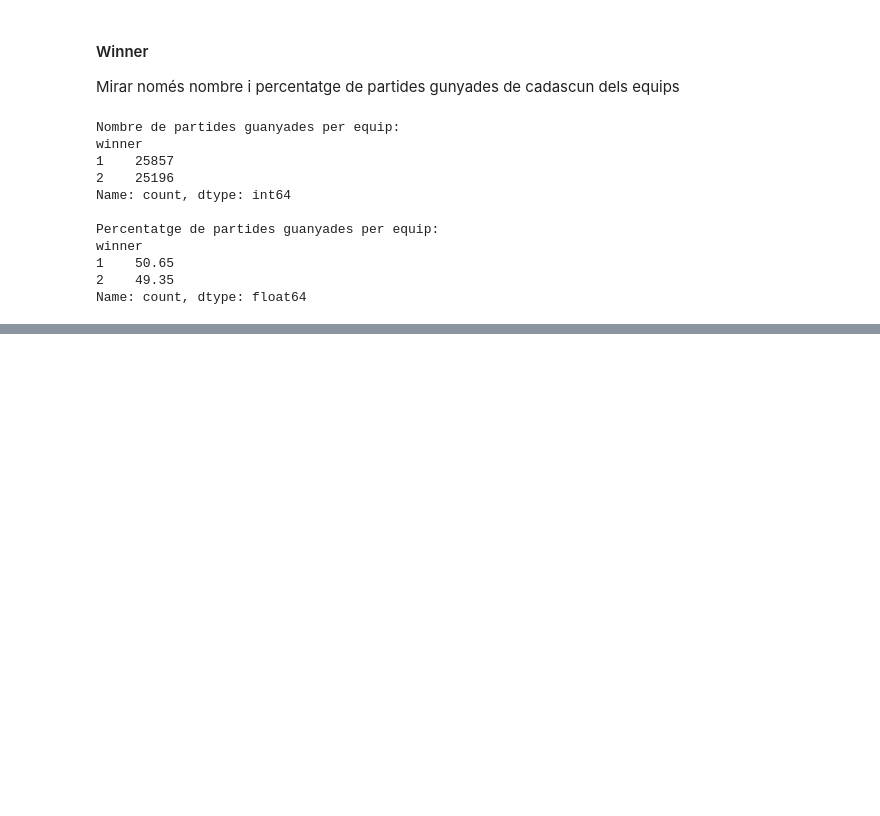
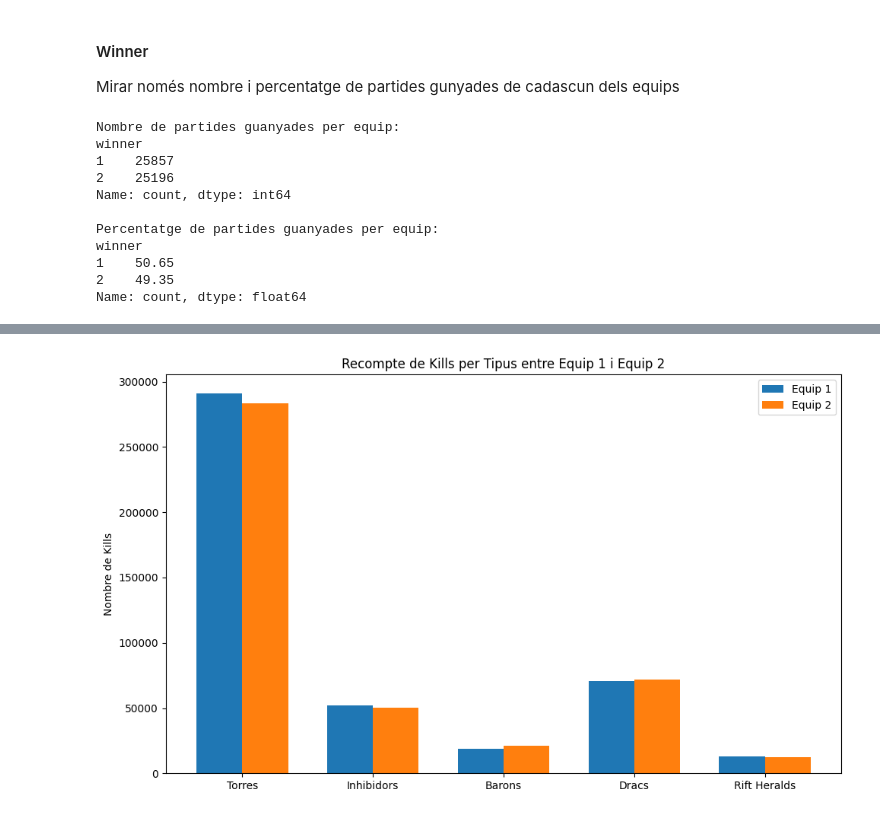
Before and after one commit to NIU1710545/Kaggle-Code, a Jupyter notebook: Anàlisi de dades/Dades..ipynb, the cells around one changed output, grey strips where cells are left out. Saved outputs shown, nothing was run; the diff lists cells and outputs as text; code cells hidden in the pictures; blank space fills up the shorter version.

```diff
--- a/Anàlisi de dades/Dades..ipynb
+++ b/Anàlisi de dades/Dades..ipynb
@@ -289,0 +604,21 @@ Anem a separar
+# %%
+# Gràfic comparatiu de kills per tipus entre equips
+import matplotlib.pyplot as plt
+labels = ['Torres', 'Inhibidors', 'Barons', 'Dracs', 'Rift Heralds']
+t1_kills = [tower_kills_t1, inhibitor_kills_t1, baron_kills_t1, dragon_kills_t1, rift_herald_kills_t1]
+t2_kills = [tower_kills_t2, inhibitor_kills_t2, baron_kills_t2, dragon_kills_t2, rift_herald_kills_t2]
+
+x = np.arange(len(labels))  # la posició de les etiquetes
+width = 0.35  # l'amplada de les barres
+fig, ax = plt.subplots(figsize=(10,6))
+rects1 = ax.bar(x - width/2, t1_kills, width, label='Equip 1', color='#1f77b4')
+rects2 = ax.bar(x + width/2, t2_kills, width, label='Equip 2', color='#ff7f0e')
+ax.set_ylabel('Nombre de Kills')
+ax.set_title('Recompte de Kills per Tipus entre Equip 1 i Equip 2')
+ax.set_xticks(x)
+ax.set_xticklabels(labels)
+ax.legend()
+fig.tight_layout()
+plt.show()
+# %% [output]
+[figure, added]
```
Also changed, not shown: parts of 17 cells of this notebook.
